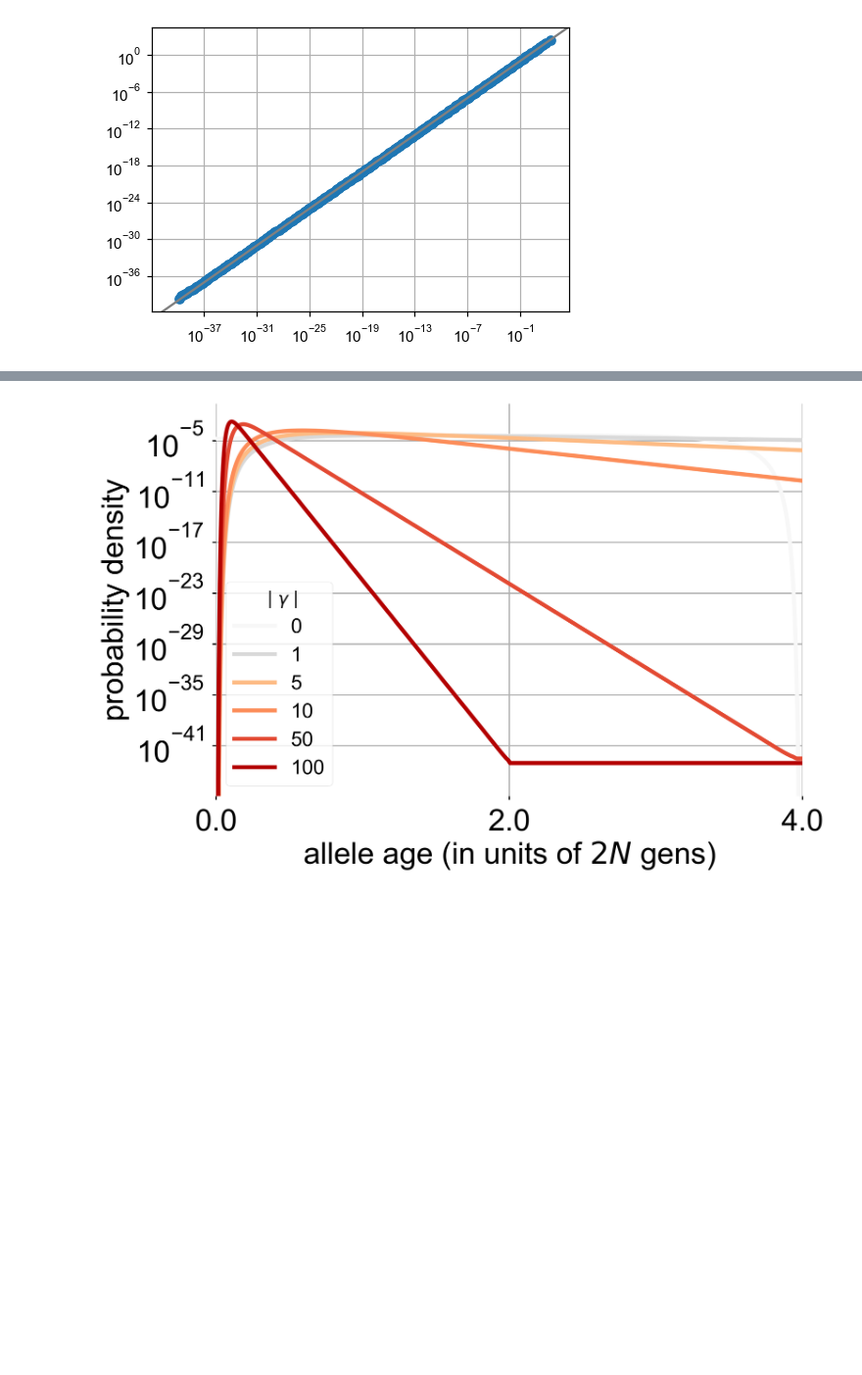
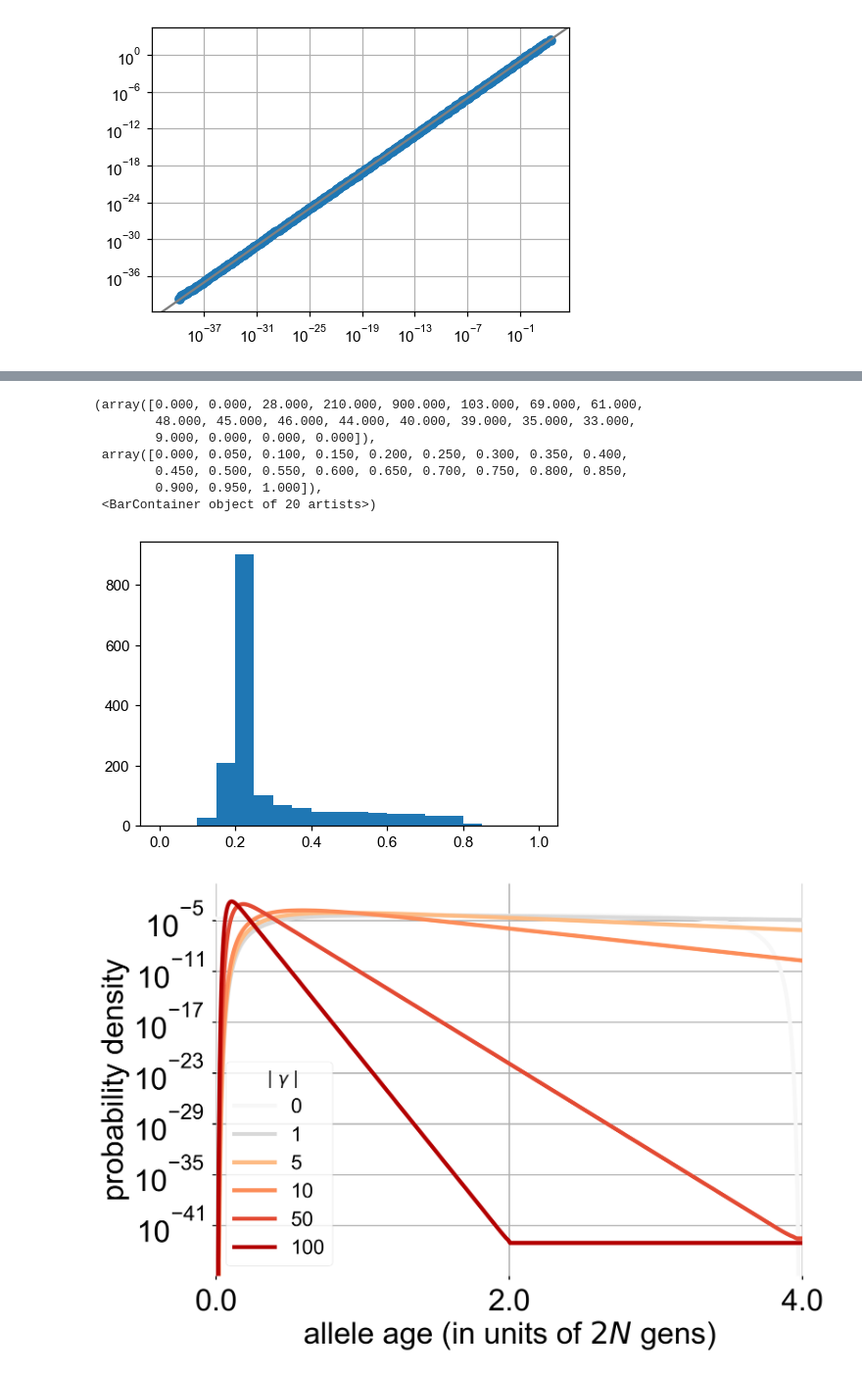
Before and after one commit to VivaswatS/selCoefEst, a Jupyter notebook: changingpopsizesims.ipynb, the cells around one changed output, grey strips where cells are left out. Shown at 98% size. Saved outputs shown, nothing was run; the diff lists cells and outputs as text; code cells hidden in the pictures; blank space fills up the shorter version.

```diff
--- a/changingpopsizesims.ipynb
+++ b/changingpopsizesims.ipynb
@@ -1029,9 +1045,20 @@ plt.savefig('/Users/vivaswatshastry/selCoefEst/figs/kldivcondi_alt.pdf')
 # %%
 # [np.argmin(np.abs(x+np.logspace(np.log10(5),2,200)[::-1]))/10 for x in -500/np.linspace(5,100,95)]
 # plt.plot(range(1,200), [-np.argmin(np.abs(x+np.logspace(np.log10(1),np.log10(200),1000)[::-1]))/51 for x in -200/np.linspace(1,200,199)], color='grey', ls='dashed', linewidth=2)
 # plt.plot(range(1,200), [-np.argmin(np.abs(x-gam[:20])) for x in -200/np.linspace(1,200,199)], color='k'); #plt.semilogx()
 # [np.argmin(np.abs(x+np.logspace(np.log10(1),np.log10(500),1000)[::-1]))/50 for x in -250/np.linspace(1,500,500)]
-plt.style.use('seaborn-talk')
+# plt.style.use('seaborn-talk')
+# np.nanmin(kldivcondi), np.nanmax(kldivcondi)
+plt.hist(kldivcondi.reshape(-1,1),bins=20,range=(0,1))
+# %% [output]
+(array([0.000, 0.000, 28.000, 210.000, 900.000, 103.000, 69.000, 61.000,
+        48.000, 45.000, 46.000, 44.000, 40.000, 39.000, 35.000, 33.000,
+        9.000, 0.000, 0.000, 0.000]),
+ array([0.000, 0.050, 0.100, 0.150, 0.200, 0.250, 0.300, 0.350, 0.400,
+        0.450, 0.500, 0.550, 0.600, 0.650, 0.700, 0.750, 0.800, 0.850,
+        0.900, 0.950, 1.000]),
+ <BarContainer object of 20 artists>)
+[figure, added]
 # %%
 def plot_agedist(fsax, sx, ix, cols, xlim):
     gcols = ['#f7f7f7','#d9d9d9','#bdbdbd','#969696','#737373','#525252','#252525']
```
Also changed, not shown: parts of 9 cells of this notebook, 29 other files.
